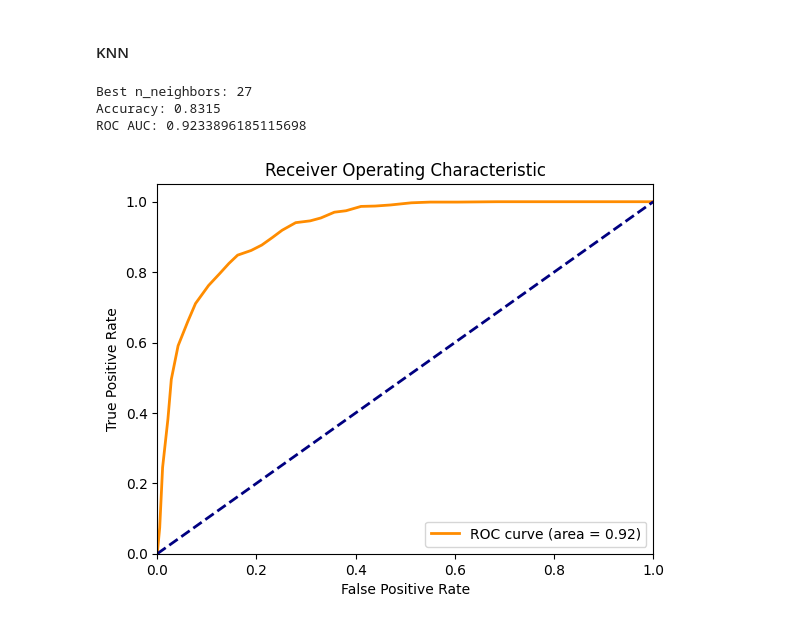
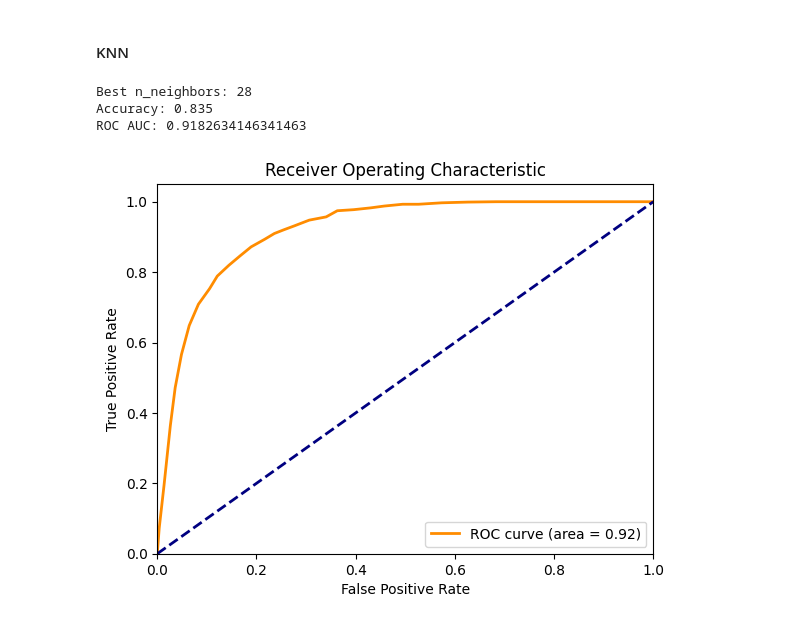
Before and after one commit to richard2323233/schulich_data_science, a Jupyter notebook: assignment 2.ipynb, the cells around one changed output. Saved outputs shown, nothing was run; the diff lists cells and outputs as text; code cells hidden in the pictures.

```diff
--- a/assignment 2.ipynb
+++ b/assignment 2.ipynb
@@ -209,12 +207,9 @@ Name: count, dtype: int64
 # Fill missing values with the mean and assign back to the 'age' column
 joint_data['age'] = joint_data['age'].fillna(mean_age)
 
-# Calculate the mode of the 'gender' column, excluding missing values
-mode_gender = joint_data['gender'].mode()[0]
-
-# Fill missing values with the mode and assign back to the 'gender' column
-joint_data['gender'] = joint_data['gender'].fillna(mode_gender)
+# Fill missing values in the 'gender' column with 'Other'
+joint_data['gender'] = joint_data['gender'].fillna('Other')
 
 # Display the DataFrame to check the changes
-joint_data
+print(joint_data)
 # %% [output]
@@ -254,6 +252,8 @@ joint_data
 | 9999 | 2022-05-10 | 2022-07-15 | 31.000000 | Female | Andrewland | 23 | ... |
 | 10000 | 2023-05-26 | 2023-09-01 | 67.000000 | Male | Hollytown | 12 | ... |
 10000 rows × 11 columns
+# %%
+joint_data['gender'] = joint_data['gender'].replace({'Male': 0, 'Female': 1, 'Other': 2})
 # %% [markdown]
 #### Campaign ID
 # %%
@@ -732,7 +749,7 @@ median_clv = joint_data['clv'].median()
 joint_data['clv_class'] = (joint_data['clv'] > median_clv).astype(int)
 
 # Define the features (X) and the target (y)
-X = joint_data[['number_of_clicks','age','campaign_id', 'average_transaction_amount', 'tenure','response']]
+X = joint_data[['number_of_clicks','age','campaign_id', 'number_of_emails_opened','average_transaction_amount', 'tenure','response', 'gender']]
 y = joint_data['clv_class']
 
 # Split the data
@@ -754,34 +771,34 @@ grid_search.fit(X_train, y_train)
 # Best model
 best_knn = grid_search.best_estimator_
 
 # Make predictions
 y_pred_knn = best_knn.predict(X_test)
 y_pred_proba_knn = best_knn.predict_proba(X_test)[:, 1]
 
 # Evaluate the model
 accuracy = best_knn.score(X_test, y_test)
 roc_auc = roc_auc_score(y_test, y_pred_proba_knn)
 
 print(f"Best n_neighbors: {grid_search.best_params_['n_neighbors']}")
 print(f"Accuracy: {accuracy}")
 print(f"ROC AUC: {roc_auc}")
 
 # Plot ROC curve
 fpr, tpr, thresholds = roc_curve(y_test, y_pred_proba_knn)
 roc_auc = auc(fpr, tpr)
 
 plt.figure()
 plt.plot(fpr, tpr, color='darkorange', lw=2, label='ROC curve (area = %0.2f)' % roc_auc)
 plt.plot([0, 1], [0, 1], color='navy', lw=2, linestyle='--')
 plt.xlim([0.0, 1.0])
 plt.ylim([0.0, 1.05])
 plt.xlabel('False Positive Rate')
 plt.ylabel('True Positive Rate')
 plt.title('Receiver Operating Characteristic')
 plt.legend(loc="lower right")
 plt.show()
 # %% [output]
-Best n_neighbors: 27
-Accuracy: 0.8315
-ROC AUC: 0.9233896185115698
+Best n_neighbors: 28
+Accuracy: 0.835
+ROC AUC: 0.9182634146341463
-[figure, old version]
+[figure, new version]
```
Also changed, not shown: parts of 16 cells of this notebook.
